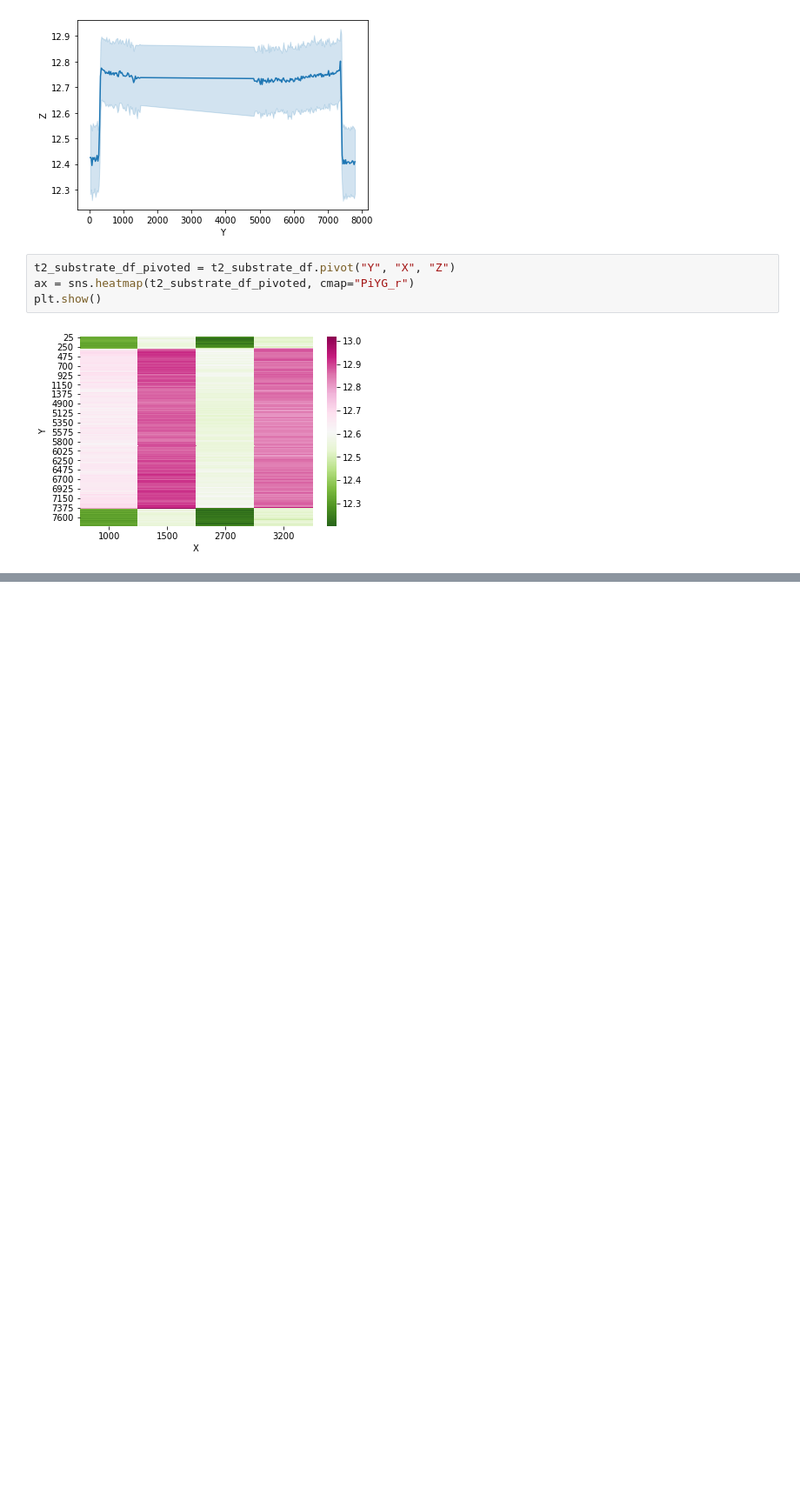
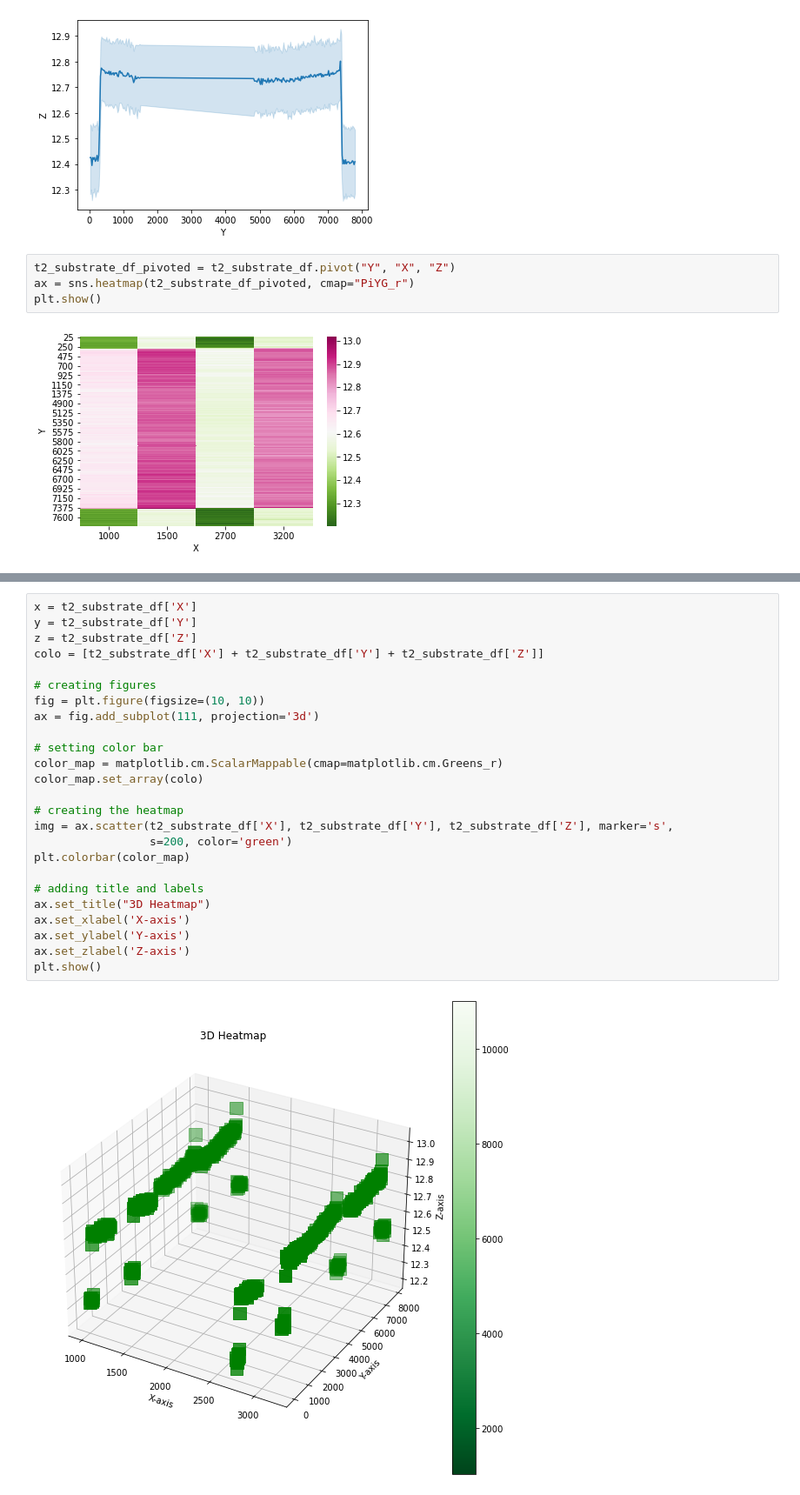
Before and after one commit to josephwccheng/substrate_3d_printing, a Jupyter notebook: main.ipynb, the cells around one changed output, grey strips where cells are left out. Shown: that part at 87% size. Drawn from its saved outputs; the diff is of its cells as text; blank space fills up the shorter version.

```diff
--- a/main.ipynb
+++ b/main.ipynb
@@ -135,0 +154,27 @@ for sample in samples:
+# %%
+x = t2_substrate_df['X']
+y = t2_substrate_df['Y']
+z = t2_substrate_df['Z']
+colo = [t2_substrate_df['X'] + t2_substrate_df['Y'] + t2_substrate_df['Z']]
+
+# creating figures
+fig = plt.figure(figsize=(10, 10))
+ax = fig.add_subplot(111, projection='3d')
+
+# setting color bar
+color_map = matplotlib.cm.ScalarMappable(cmap=matplotlib.cm.Greens_r)
+color_map.set_array(colo)
+
+# creating the heatmap
+img = ax.scatter(t2_substrate_df['X'], t2_substrate_df['Y'], t2_substrate_df['Z'], marker='s',
+                 s=200, color='green')
+plt.colorbar(color_map)
+
+# adding title and labels
+ax.set_title("3D Heatmap")
+ax.set_xlabel('X-axis')
+ax.set_ylabel('Y-axis')
+ax.set_zlabel('Z-axis')
+plt.show()
+# %% [output]
+[figure, added]
```
Also changed, not shown: parts of 5 cells of this notebook, 1 other file.
